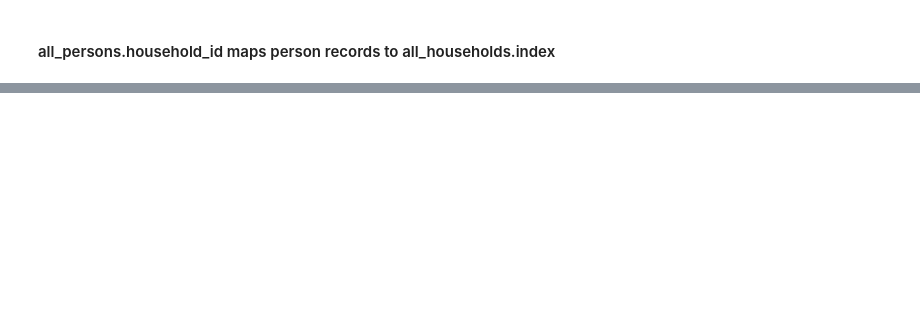
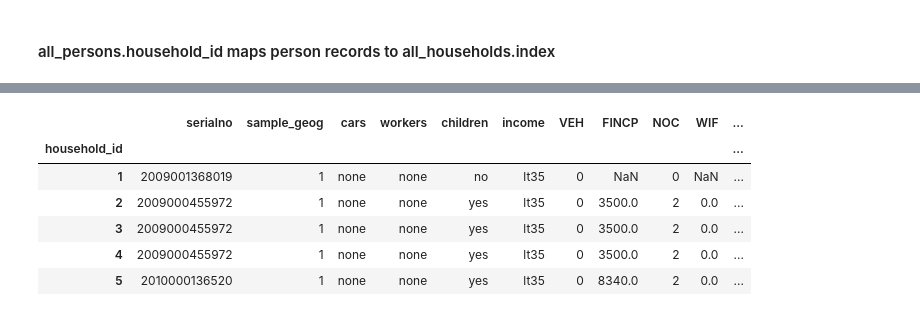
Before and after one commit to JiyanBlack/synthpop_silo, a Jupyter notebook: silodemos/non_census_synthesis.ipynb, the cells around one changed output, grey strips where cells are left out. Cells and saved outputs as stored; diff of their text form; code cells hidden in the pictures; blank space fills up the shorter version.

```diff
--- a/silodemos/non_census_synthesis.ipynb
+++ b/silodemos/non_census_synthesis.ipynb
@@ -135,0 +325,2 @@ all_persons.head()
+# %%
+all_persons, all_households, all_stats = zs.multiprocess_synthesize(hh_marg, p_marg, hh_sample, p_sample, xwalk)
@@ -136,2 +336,12 @@ all_persons.head()
+# %%
+all_households.head()
+# %% [output]
+|  | serialno | sample_geog | cars | workers | children | income | VEH | FINCP | NOC | WIF | ... |
+| household_id |  |  |  |  |  |  |  |  |  |  | ... |
+| 1 | 2009001368019 | 1 | none | none | no | lt35 | 0 | NaN | 0 | NaN | ... |
+| 2 | 2009000455972 | 1 | none | none | yes | lt35 | 0 | 3500.0 | 2 | 0.0 | ... |
+| 3 | 2009000455972 | 1 | none | none | yes | lt35 | 0 | 3500.0 | 2 | 0.0 | ... |
+| 4 | 2009000455972 | 1 | none | none | yes | lt35 | 0 | 3500.0 | 2 | 0.0 | ... |
+| 5 | 2010000136520 | 1 | none | none | yes | lt35 | 0 | 8340.0 | 2 | 0.0 | ... |
 # %%
 all_stats
```
Also changed, not shown: parts of 22 cells of this notebook, 45 other files.
